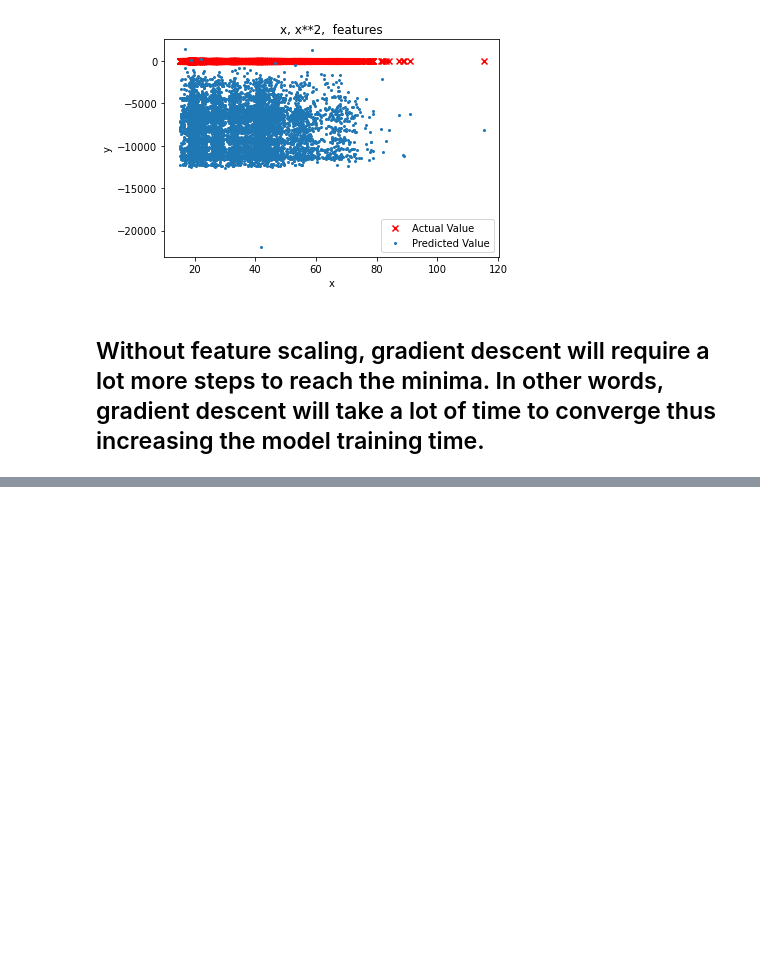
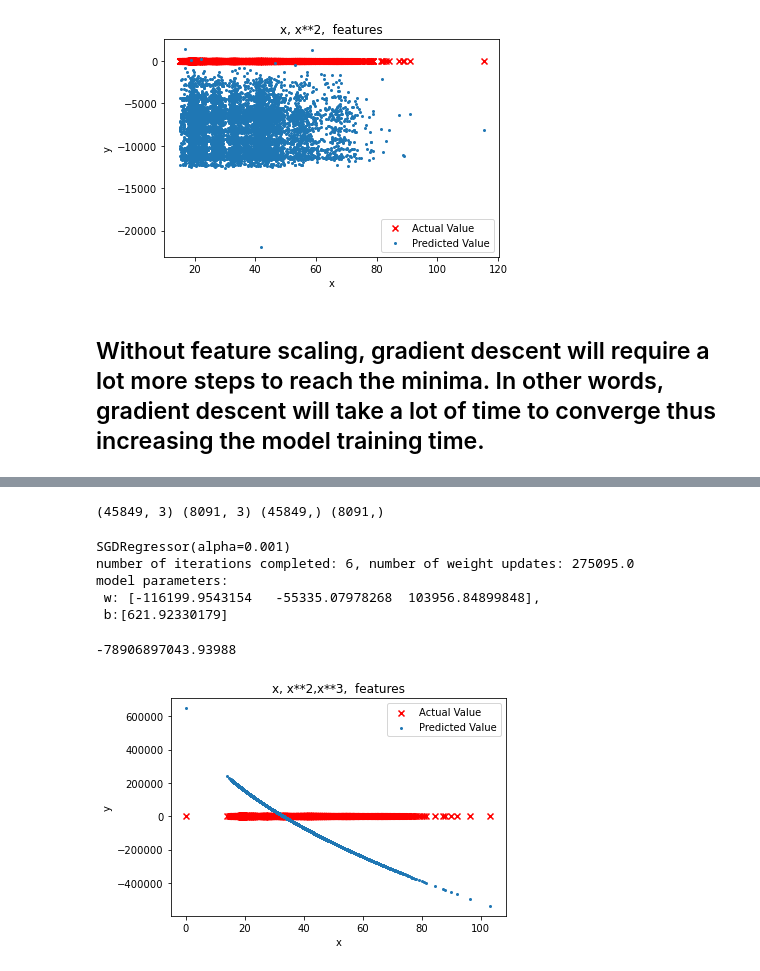
Before and after one commit to anis22u/MY-rough-work, a Jupyter notebook: ML Assignment 5.ipynb, the cells around one changed output, grey strips where cells are left out. Saved outputs shown, nothing was run; the diff lists cells and outputs as text; code cells hidden in the pictures; blank space fills up the shorter version.

```diff
--- a/ML Assignment 5.ipynb
+++ b/ML Assignment 5.ipynb
@@ -417,0 +384,38 @@ plt.scatter(xtest[:,1],ypred, label="Predicted Value", s = 4); plt.xlabel("x");
+# %%
+X = df['y'].values
+x = np.c_[X, X**2,X**3,]
+
+
+xtrain,xtest,ytrain,ytest = train_test_split(x,y,  test_size= .15)
+print(xtrain.shape,xtest.shape,ytrain.shape,ytest.shape)
+# %% [output]
+(45849, 3) (8091, 3) (45849,) (8091,)
+# %%
+from sklearn.preprocessing import StandardScaler
+sc = StandardScaler()
+sc.fit(xtrain)
+xtrainsc = sc.transform(xtrain)
+xtestsc = sc.transform(xtest)
+
+sgdr.fit(xtrainsc, ytrain)
+print(sgdr)
+print(f"number of iterations completed: {sgdr.n_iter_}, number of weight updates: {sgdr.t_}")
+b_norm = sgdr.intercept_
+w_norm = sgdr.coef_
+print(f"model parameters:\n w: {w_norm}, \n b:{b_norm}")
+# %% [output]
+SGDRegressor(alpha=0.001)
+number of iterations completed: 6, number of weight updates: 275095.0
+model parameters:
+ w: [-116199.9543154   -55335.07978268  103956.84899848],
+ b:[621.92330179]
+# %%
+sgdr.score(xtestsc,ytest)
+# %% [output]
+-78906897043.93988
+# %%
+ypred = sgdr.predict(xtestsc)
+plt.scatter(xtest[:,1], ytest, marker='x', c='r', label="Actual Value"); plt.title("x, x**2,x**3,  features")
+plt.scatter(xtest[:,1],ypred, label="Predicted Value", s = 4); plt.xlabel("x"); plt.ylabel("y"); plt.legend(); plt.show()
+# %% [output]
+[figure, added]
```
Also changed, not shown: parts of 21 cells of this notebook.
